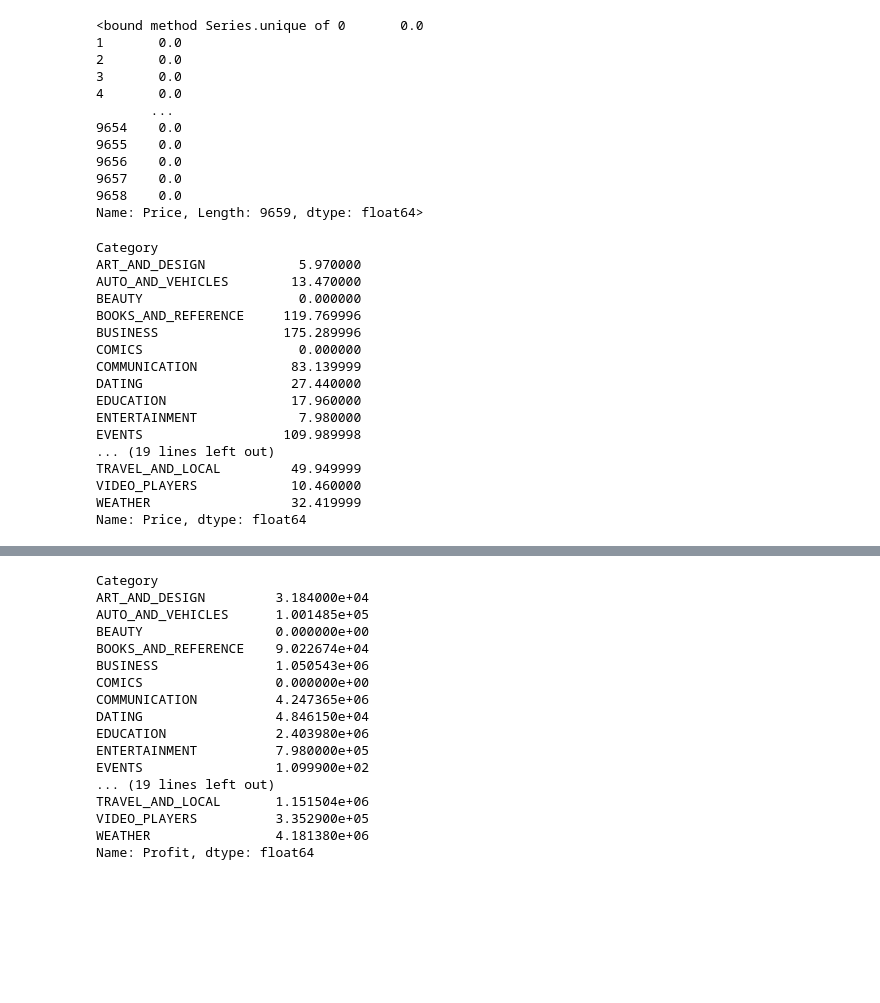
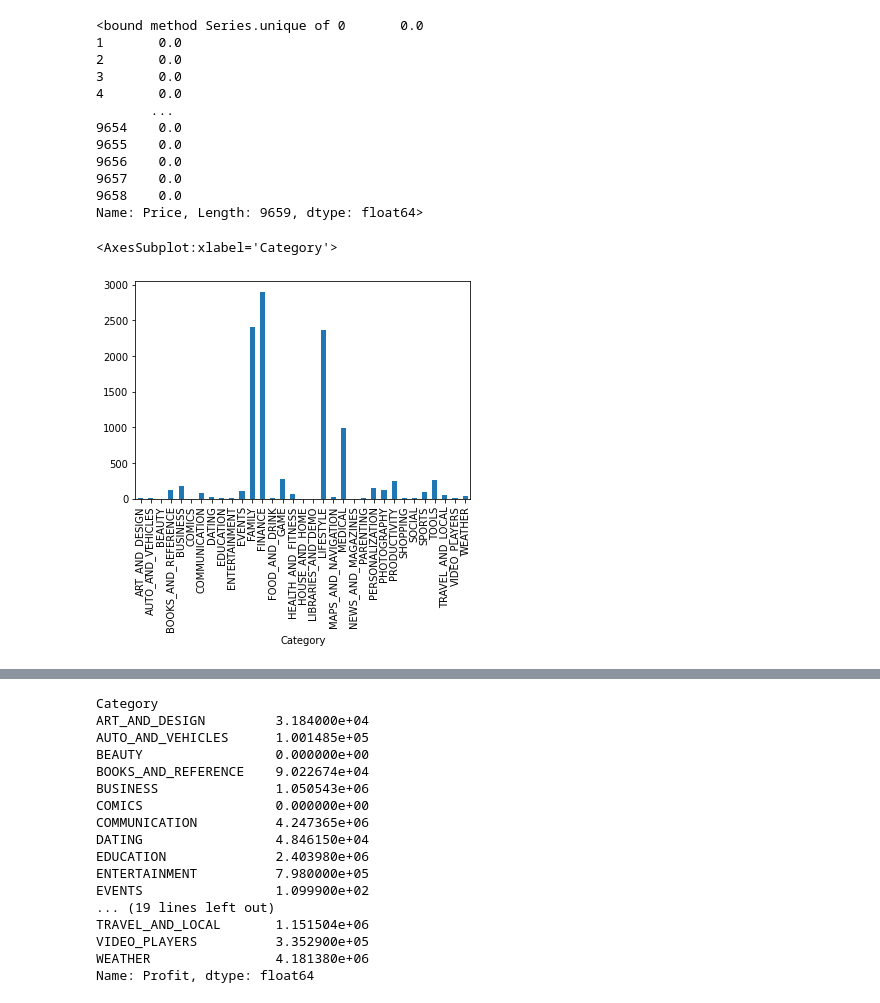
Before and after one commit to andreicioaca/data_5_team_1, a Jupyter notebook: Googleplaystore/DevelHopeTask1.ipynb, the cells around one changed output, grey strips where cells are left out. Saved outputs shown, nothing was run; the diff lists cells and outputs as text; code cells hidden in the pictures; blank space fills up the shorter version.

```diff
--- a/Googleplaystore/DevelHopeTask1.ipynb
+++ b/Googleplaystore/DevelHopeTask1.ipynb
@@ -76,25 +63,12 @@ data.Price.unique
 9658    0.0
 Name: Price, Length: 9659, dtype: float64>
 # %%
-data.groupby('Category')['Price'].sum()
+Sum = data.groupby('Category')['Price'].sum()
-# %% [output]
-Category
-ART_AND_DESIGN            5.970000
-AUTO_AND_VEHICLES        13.470000
-BEAUTY                    0.000000
-BOOKS_AND_REFERENCE     119.769996
-BUSINESS                175.289996
-COMICS                    0.000000
-COMMUNICATION            83.139999
-DATING                   27.440000
-EDUCATION                17.960000
-ENTERTAINMENT             7.980000
-EVENTS                  109.989998
-... (19 lines left out)
-TRAVEL_AND_LOCAL         49.949999
-VIDEO_PLAYERS            10.460000
-WEATHER                  32.419999
-Name: Price, dtype: float64
+# %%
+Sum.plot.bar()
+# %% [output]
+<AxesSubplot:xlabel='Category'>
+[figure, added]
 # %%
 index= np.where(data.Price * data.Installs > 0)
 # %%
```
Also changed, not shown: parts of 3 cells of this notebook.
